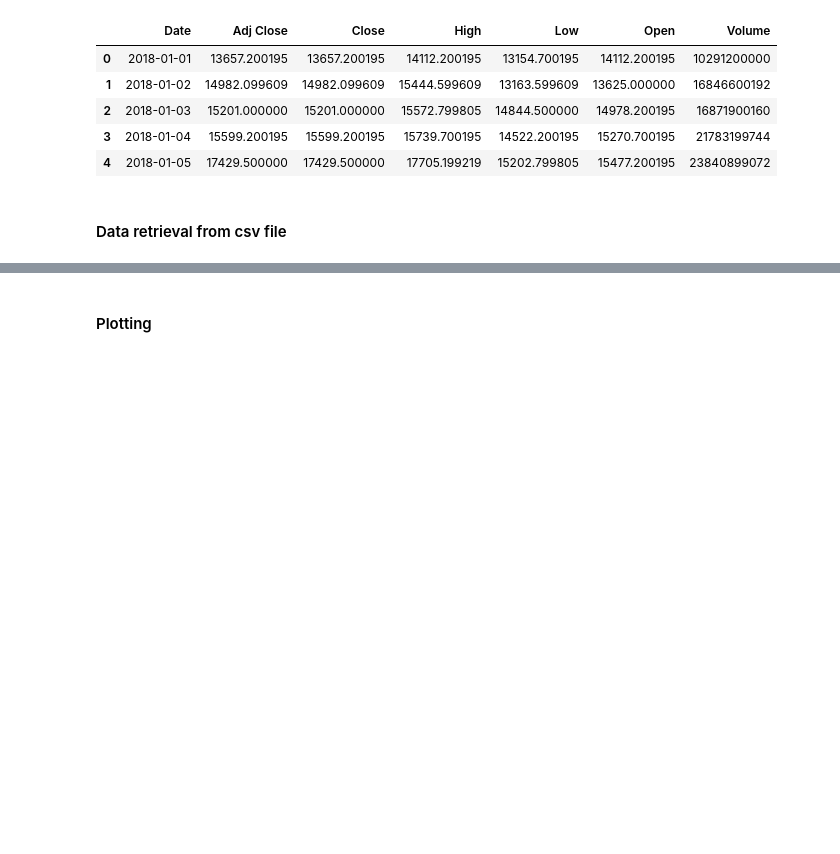
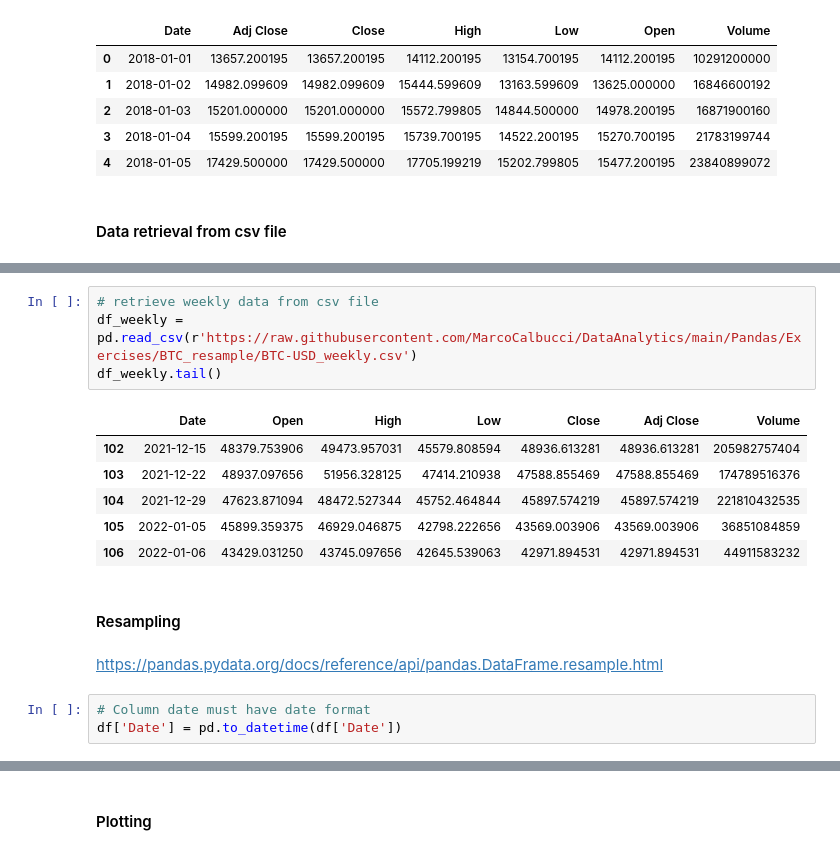
Before and after one commit to MarcoCalbucci/DataAnalytics, a Jupyter notebook: Pandas/Exercises/BTC_resample/btc_usd.ipynb, the cells around one changed output, grey strips where cells are left out. Cells and saved outputs as stored; diff of their text form; blank space fills up the shorter version.

```diff
--- a/Pandas/Exercises/BTC_resample/btc_usd.ipynb
+++ b/Pandas/Exercises/BTC_resample/btc_usd.ipynb
@@ -85,0 +96,18 @@ df = pandas.read_csv(r'https://raw.githubusercontent.com/MarcoCalbucci/DataAnaly
+# %%
+# retrieve weekly data from csv file
+df_weekly = pd.read_csv(r'https://raw.githubusercontent.com/MarcoCalbucci/DataAnalytics/main/Pandas/Exercises/BTC_resample/BTC-USD_weekly.csv')
+df_weekly.tail()
+# %% [output]
+|  | Date | Open | High | Low | Close | Adj Close | Volume |
+| 102 | 2021-12-15 | 48379.753906 | 49473.957031 | 45579.808594 | 48936.613281 | 48936.613281 | 205982757404 |
+| 103 | 2021-12-22 | 48937.097656 | 51956.328125 | 47414.210938 | 47588.855469 | 47588.855469 | 174789516376 |
+| 104 | 2021-12-29 | 47623.871094 | 48472.527344 | 45752.464844 | 45897.574219 | 45897.574219 | 221810432535 |
+| 105 | 2022-01-05 | 45899.359375 | 46929.046875 | 42798.222656 | 43569.003906 | 43569.003906 | 36851084859 |
+| 106 | 2022-01-06 | 43429.031250 | 43745.097656 | 42645.539063 | 42971.894531 | 42971.894531 | 44911583232 |
+# %% [markdown]
+#### Resampling
+# %% [markdown]
+https://pandas.pydata.org/docs/reference/api/pandas.DataFrame.resample.html
+# %%
+# Column date must have date format
+df['Date'] = pd.to_datetime(df['Date'])
```
Also changed, not shown: parts of 13 cells of this notebook.
